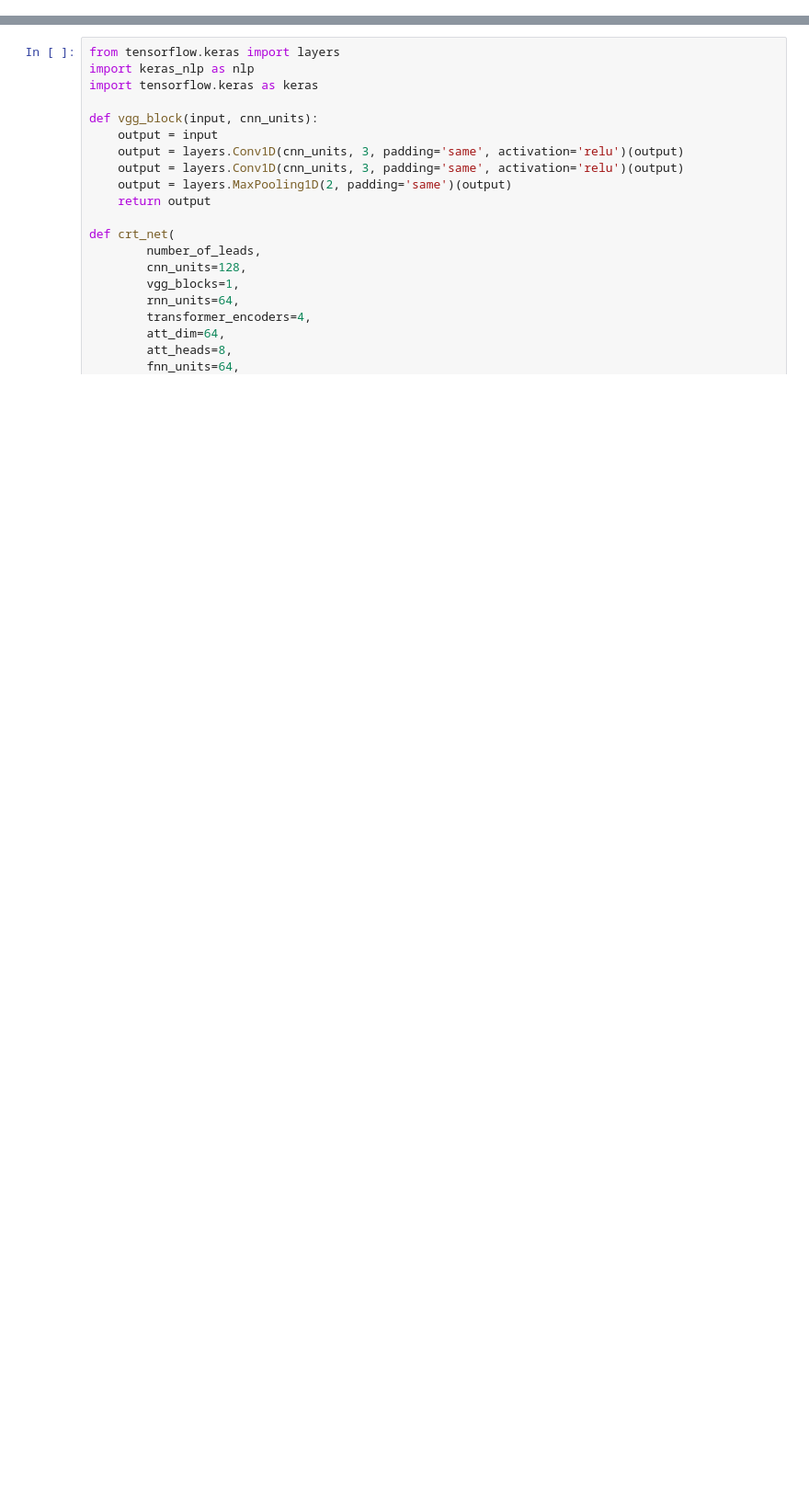
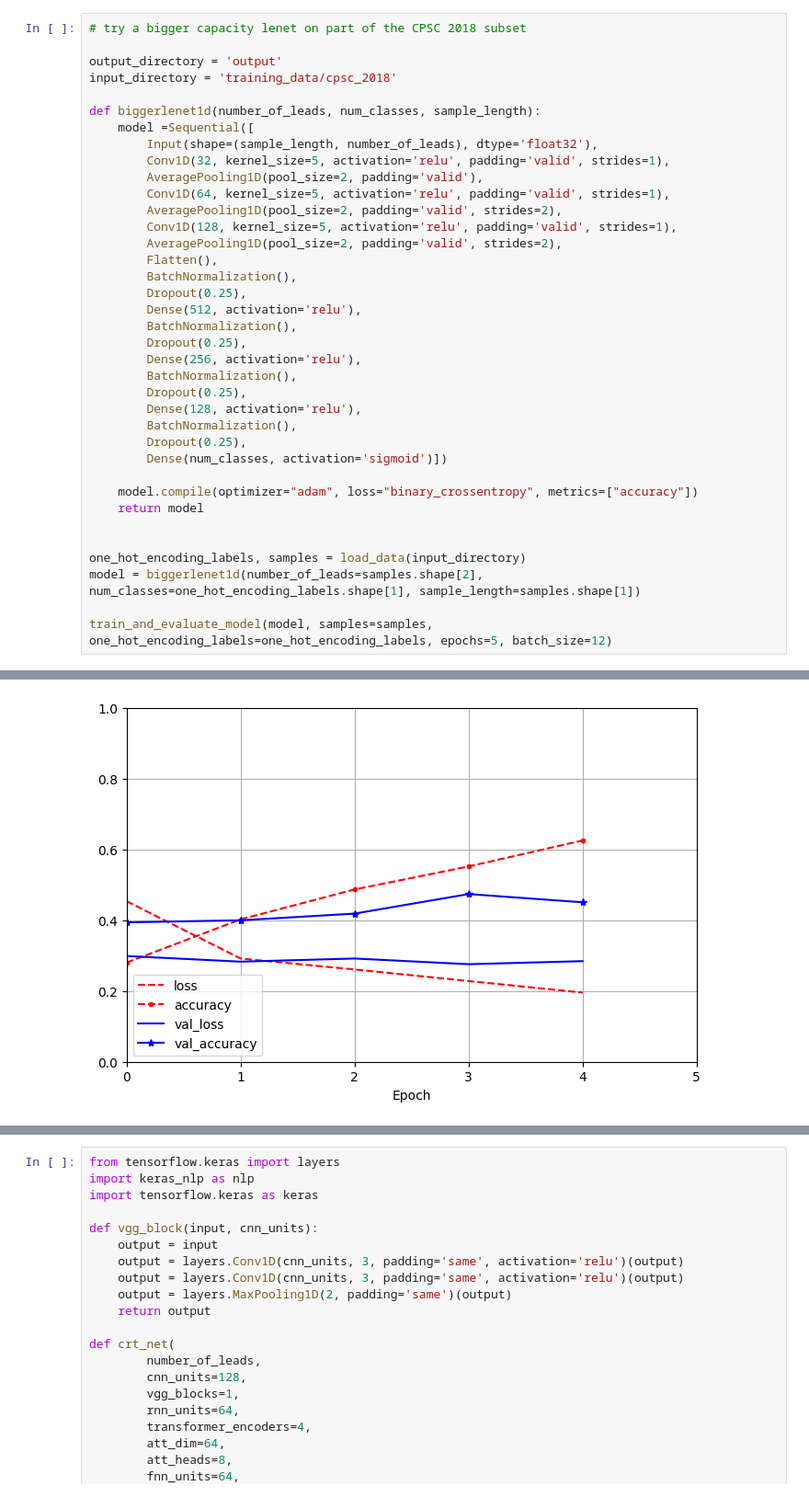
Before and after one commit to llevera/enhance_crt_net, a Jupyter notebook: crtnet.ipynb, the cells around one changed output, grey strips where cells are left out. Shown at 92% size. Saved outputs shown, nothing was run; the diff lists cells and outputs as text; blank space fills up the shorter version.

```diff
--- a/crtnet.ipynb
+++ b/crtnet.ipynb
@@ -278,0 +368,38 @@ if len(samples) != 30:
+# %%
+# try a bigger capacity lenet on part of the CPSC 2018 subset
+
+output_directory = 'output'
+input_directory = 'training_data/cpsc_2018'
+
+def biggerlenet1d(number_of_leads, num_classes, sample_length):
+    model =Sequential([
+        Input(shape=(sample_length, number_of_leads), dtype='float32'),
+        Conv1D(32, kernel_size=5, activation='relu', padding='valid', strides=1),
+        AveragePooling1D(pool_size=2, padding='valid'),
+        Conv1D(64, kernel_size=5, activation='relu', padding='valid', strides=1),
+        AveragePooling1D(pool_size=2, padding='valid', strides=2),
+        Conv1D(128, kernel_size=5, activation='relu', padding='valid', strides=1),
+        AveragePooling1D(pool_size=2, padding='valid', strides=2),
+        Flatten(),
+        BatchNormalization(),
+        Dropout(0.25),
+        Dense(512, activation='relu'),
+        BatchNormalization(),
+        Dropout(0.25),
+        Dense(256, activation='relu'),
+        BatchNormalization(),
+        Dropout(0.25),
+        Dense(128, activation='relu'),
+        BatchNormalization(),
+        Dropout(0.25),
+        Dense(num_classes, activation='sigmoid')])
+
+    model.compile(optimizer="adam", loss="binary_crossentropy", metrics=["accuracy"])
+    return model
+
+
+one_hot_encoding_labels, samples = load_data(input_directory)
+model = biggerlenet1d(number_of_leads=samples.shape[2], num_classes=one_hot_encoding_labels.shape[1], sample_length=samples.shape[1])
+
+train_and_evaluate_model(model, samples=samples, one_hot_encoding_labels=one_hot_encoding_labels, epochs=5, batch_size=12)
+# %% [output]
@@ -278,0 +416 @@ if len(samples) != 30:
+[figure, added]
```
Also changed, not shown: parts of 6 cells of this notebook.
